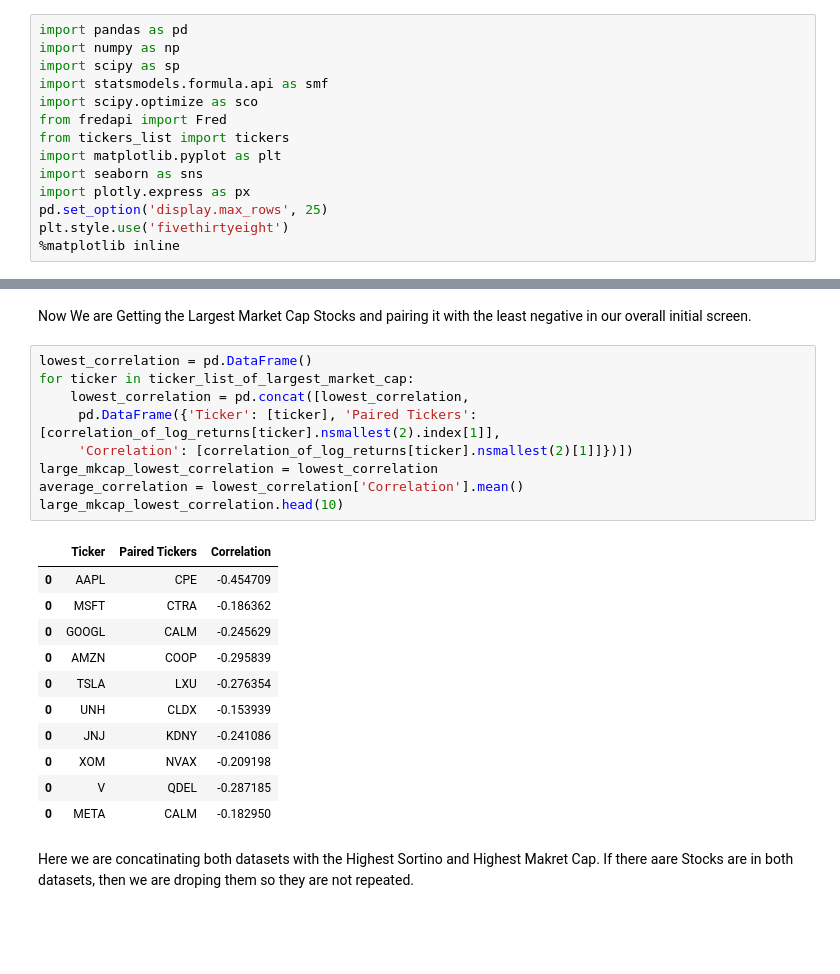
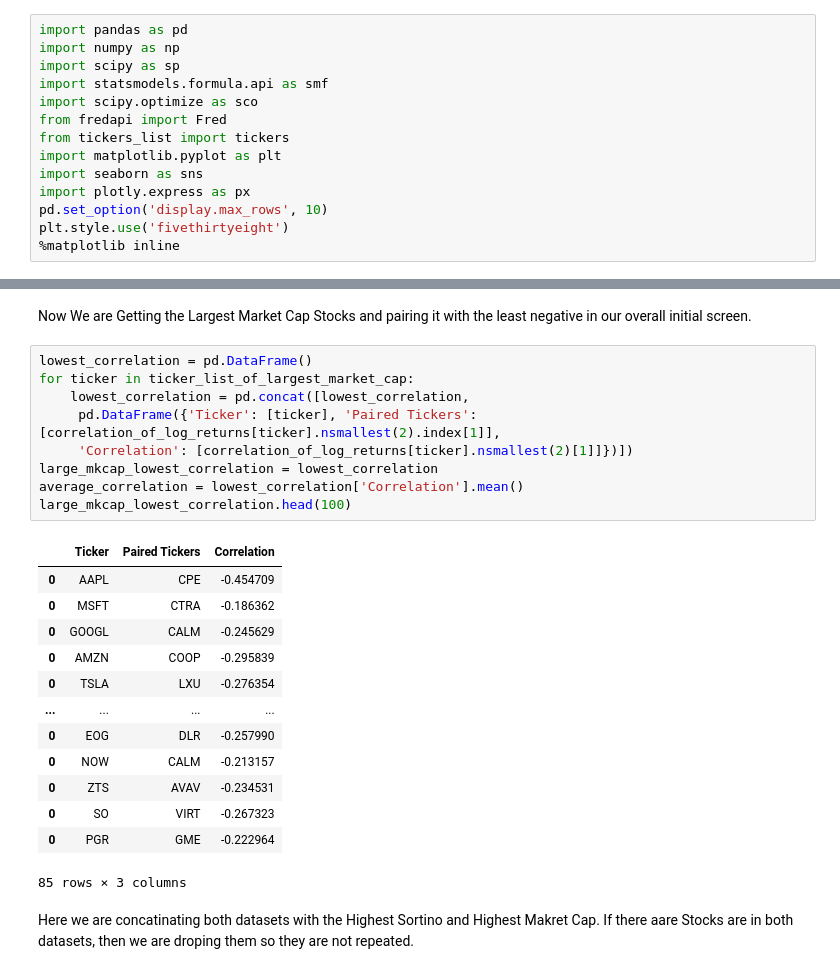
Before and after one commit to ts7even/not_ltcm, a Jupyter notebook: not_ltcm.ipynb, the cells around one changed output, grey strips where cells are left out. Cells and saved outputs as stored; diff of their text form; blank space fills up the shorter version.

```diff
--- a/not_ltcm.ipynb
+++ b/not_ltcm.ipynb
@@ -9,7 +16,7 @@ from tickers_list import tickers
 import matplotlib.pyplot as plt
 import seaborn as sns
 import plotly.express as px
-pd.set_option('display.max_rows', 25)
+pd.set_option('display.max_rows', 10)
 plt.style.use('fivethirtyeight')
 %matplotlib inline
 # %% [markdown]
@@ -238,24 +241,26 @@ Now We are Getting the Largest Market Cap Stocks and pairing it with the least n
 # %%
 lowest_correlation = pd.DataFrame()
 for ticker in ticker_list_of_largest_market_cap:
     lowest_correlation = pd.concat([lowest_correlation,
      pd.DataFrame({'Ticker': [ticker], 'Paired Tickers': [correlation_of_log_returns[ticker].nsmallest(2).index[1]],
      'Correlation': [correlation_of_log_returns[ticker].nsmallest(2)[1]]})])
 large_mkcap_lowest_correlation = lowest_correlation
 average_correlation = lowest_correlation['Correlation'].mean()
-large_mkcap_lowest_correlation.head(10)
+large_mkcap_lowest_correlation.head(100)
 # %% [output]
 |  | Ticker | Paired Tickers | Correlation |
 | 0 | AAPL | CPE | -0.454709 |
 | 0 | MSFT | CTRA | -0.186362 |
 | 0 | GOOGL | CALM | -0.245629 |
 | 0 | AMZN | COOP | -0.295839 |
 | 0 | TSLA | LXU | -0.276354 |
-| 0 | UNH | CLDX | -0.153939 |
-| 0 | JNJ | KDNY | -0.241086 |
-| 0 | XOM | NVAX | -0.209198 |
-| 0 | V | QDEL | -0.287185 |
-| 0 | META | CALM | -0.182950 |
+| ... | ... | ... | ... |
+| 0 | EOG | DLR | -0.257990 |
+| 0 | NOW | CALM | -0.213157 |
+| 0 | ZTS | AVAV | -0.234531 |
+| 0 | SO | VIRT | -0.267323 |
+| 0 | PGR | GME | -0.222964 |
+85 rows × 3 columns
 # %% [markdown]
 Here we are concatinating both datasets with the Highest Sortino and Highest Makret Cap.
 If there aare Stocks are in both datasets, then we are droping them so they are not repeated.
```
Also changed, not shown: parts of 4 cells of this notebook.
